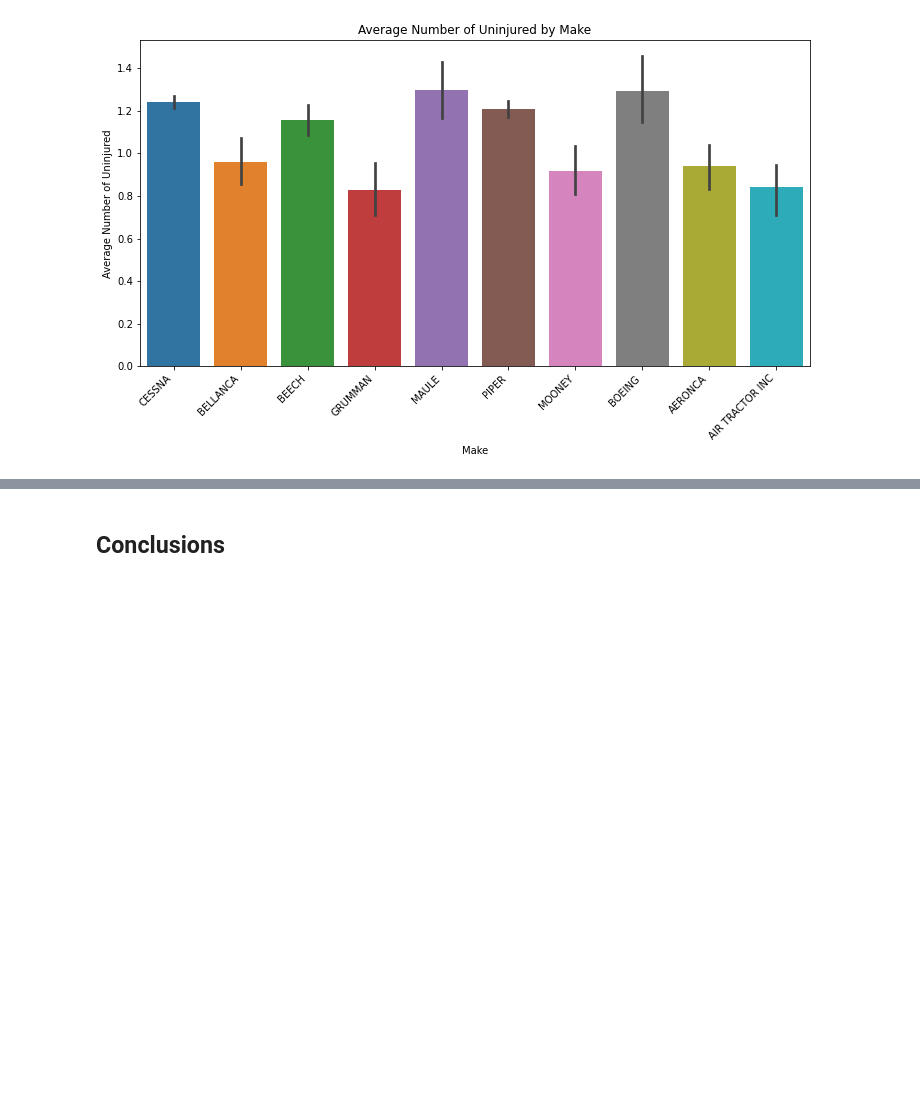
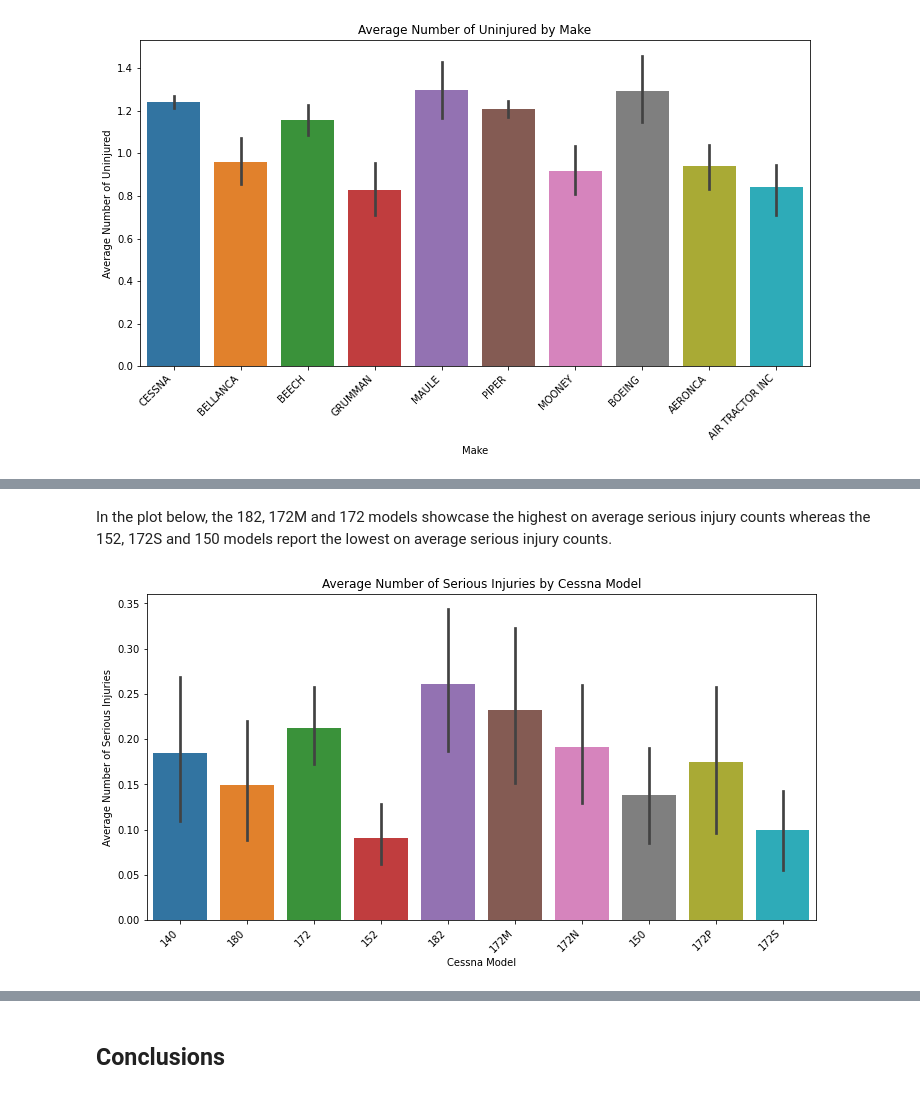
Before and after one commit to justinnllee/Aircraft_Safety_Analysis, a Jupyter notebook: notebook.ipynb, the cells around one changed output, grey strips where cells are left out. Cells and saved outputs as stored; diff of their text form; code cells hidden in the pictures; blank space fills up the shorter version.

```diff
--- a/notebook.ipynb
+++ b/notebook.ipynb
@@ -301,0 +389,17 @@ plt.show()
+# %% [markdown]
+In the plot below, the 182, 172M and 172 models showcase the highest on average serious injury counts whereas the 152, 172S and 150 models report the lowest on average serious injury counts.
+# %%
+# Plot average total serious injuries per Cessna model
+plt.figure(figsize=(12, 6))
+
+sns.barplot(x='Model', y='Total.Serious.Injuries', data=df_cessna)
+
+plt.title('Average Number of Serious Injuries by Cessna Model')
+plt.xlabel('Cessna Model')
+plt.ylabel('Average Number of Serious Injuries')
+
+plt.xticks(rotation=45, ha='right')
+
+plt.show()
+# %% [output]
+[figure, added]
```
Also changed, not shown: parts of 20 cells of this notebook.
